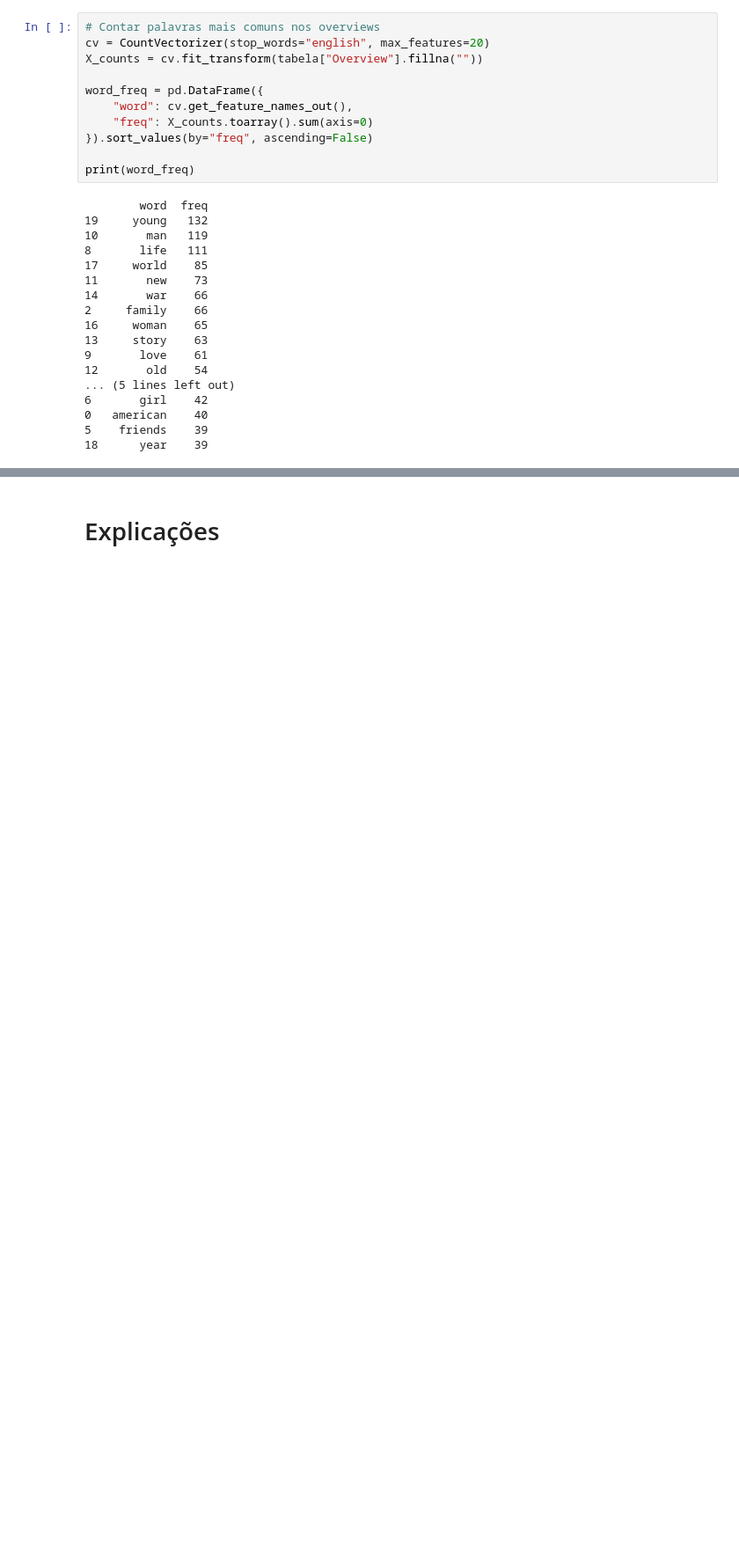
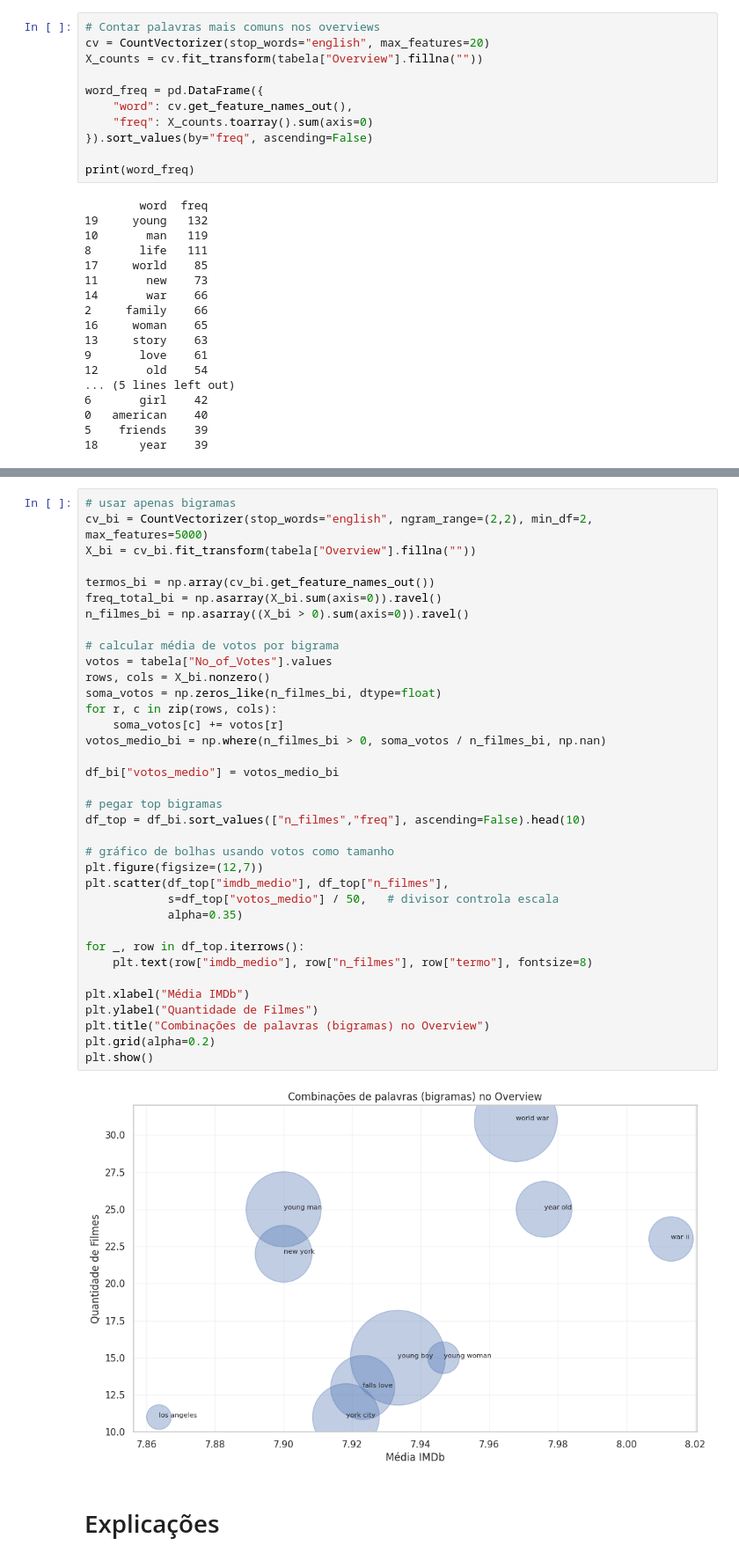
Before and after one commit to brunaderner/previsao-imdb, a Jupyter notebook: notebook/LH_CD_BRUNADERNER.ipynb, the cells around one changed output, grey strips where cells are left out. Shown at 88% size. Drawn from its saved outputs; the diff is of its cells as text; blank space fills up the shorter version.

```diff
--- a/notebook/LH_CD_BRUNADERNER.ipynb
+++ b/notebook/LH_CD_BRUNADERNER.ipynb
@@ -1193,3 +1190,41 @@ NameError: name 'MultinomialNB' is not defined
+# %%
+# usar apenas bigramas
+cv_bi = CountVectorizer(stop_words="english", ngram_range=(2,2), min_df=2, max_features=5000)
+X_bi = cv_bi.fit_transform(tabela["Overview"].fillna(""))
+
+termos_bi = np.array(cv_bi.get_feature_names_out())
+freq_total_bi = np.asarray(X_bi.sum(axis=0)).ravel()
+n_filmes_bi = np.asarray((X_bi > 0).sum(axis=0)).ravel()
+
+# calcular média de votos por bigrama
+votos = tabela["No_of_Votes"].values
+rows, cols = X_bi.nonzero()
+soma_votos = np.zeros_like(n_filmes_bi, dtype=float)
+for r, c in zip(rows, cols):
+    soma_votos[c] += votos[r]
+votos_medio_bi = np.where(n_filmes_bi > 0, soma_votos / n_filmes_bi, np.nan)
+
+df_bi["votos_medio"] = votos_medio_bi
+
+# pegar top bigramas
+df_top = df_bi.sort_values(["n_filmes","freq"], ascending=False).head(10)
+
+# gráfico de bolhas usando votos como tamanho
+plt.figure(figsize=(12,7))
+plt.scatter(df_top["imdb_medio"], df_top["n_filmes"],
+            s=df_top["votos_medio"] / 50,   # divisor controla escala
+            alpha=0.35)
+
+for _, row in df_top.iterrows():
+    plt.text(row["imdb_medio"], row["n_filmes"], row["termo"], fontsize=8)
+
+plt.xlabel("Média IMDb")
+plt.ylabel("Quantidade de Filmes")
+plt.title("Combinações de palavras (bigramas) no Overview")
+plt.grid(alpha=0.2)
+plt.show()
+# %% [output]
+[figure, added]
 # %% [markdown]
 # Explicações
 # %% [markdown]
```
Also changed, not shown: parts of 21 cells of this notebook.
